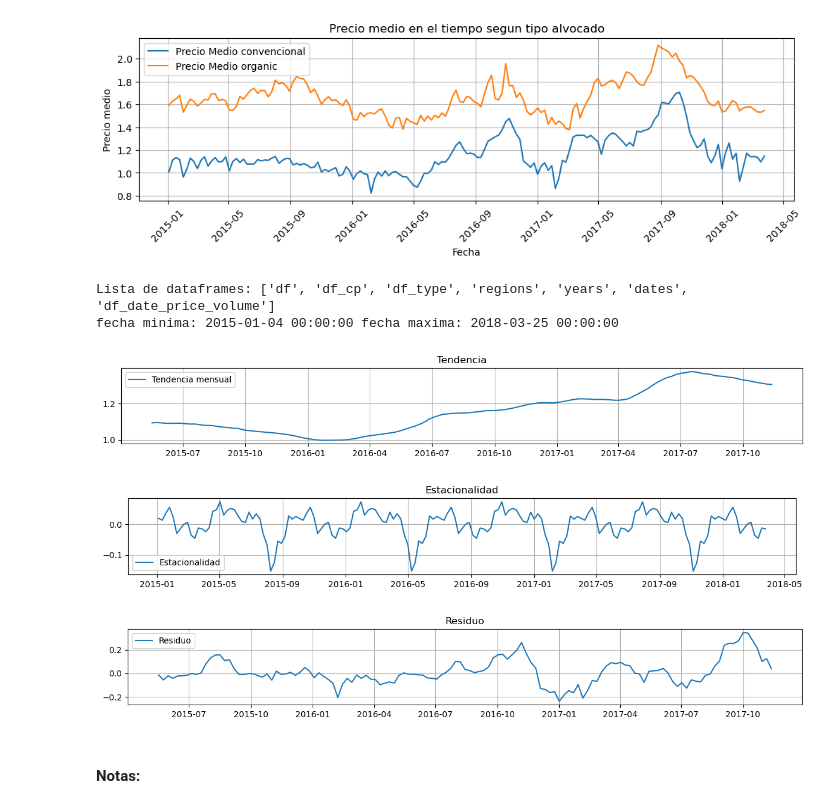
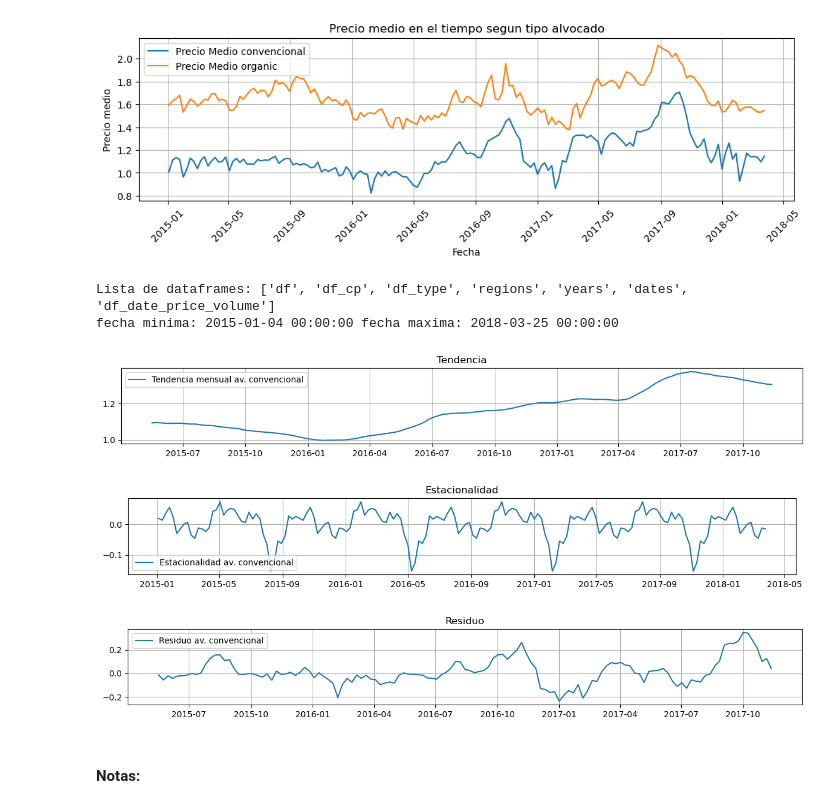
Before and after one commit to cpujol-dev/MiniProjectAavocado, a Jupyter notebook: 1.Analisis_de_Series_Temporales.ipynb, the cells around one changed output. Cells and saved outputs as stored; diff of their text form; code cells hidden in the pictures.

```diff
--- a/1.Analisis_de_Series_Temporales.ipynb
+++ b/1.Analisis_de_Series_Temporales.ipynb
@@ -100,39 +100,39 @@ df_grouped = df_cp.groupby('Date')['AveragePrice'].mean()
 df_cp_conventional = df_cp[df_cp['type'] =='conventional']#[['Date', 'AveragePrice']]
 df_grouped = df_cp_conventional.groupby('Date')['AveragePrice'].mean()
 
 # Descomposicio de la serie de tiemps: 39 mesos si considerem que tenim del 1-1-2015 fins al 25-3-2018
 df_decomp = seasonal_decompose(df_grouped, model='additive', period=(int)(39)) #maxim: 84
 
 # Graficar
 plt.figure(figsize=(12, 2))
-plt.plot(df_decomp.trend, label='Tendencia mensual')
+plt.plot(df_decomp.trend, label='Tendencia mensual av. convencional')
 plt.legend(loc='best')
 plt.title('Tendencia')
 plt.grid(True)
 plt.tight_layout()
 plt.show()
 
 plt.figure(figsize=(12, 2))
-plt.plot(df_decomp.seasonal, label='Estacionalidad')
+plt.plot(df_decomp.seasonal, label='Estacionalidad av. convencional')
 plt.legend(loc='best')
 plt.title('Estacionalidad')
 plt.grid(True)
 plt.tight_layout()
 plt.show()
 
 plt.figure(figsize=(12, 2))
-plt.plot(df_decomp.resid, label='Residuo')
+plt.plot(df_decomp.resid, label='Residuo av. convencional')
 plt.legend(loc='best')
 plt.title('Residuo')
 plt.grid(True)
 plt.tight_layout()
 plt.show()
 # %% [output]
 Lista de dataframes: ['df', 'df_cp', 'df_type', 'regions', 'years', 'dates', 'df_date_price_volume']
 fecha minima: 2015-01-04 00:00:00 fecha maxima: 2018-03-25 00:00:00
-[figure, old version]
+[figure, new version]
-[figure, old version]
+[figure, new version]
-[figure, old version]
+[figure, new version]
 # %% [markdown]
 #### Notas:
 # %% [markdown]
```
Also changed, not shown: parts of 1 cell of this notebook, 1 other file.
